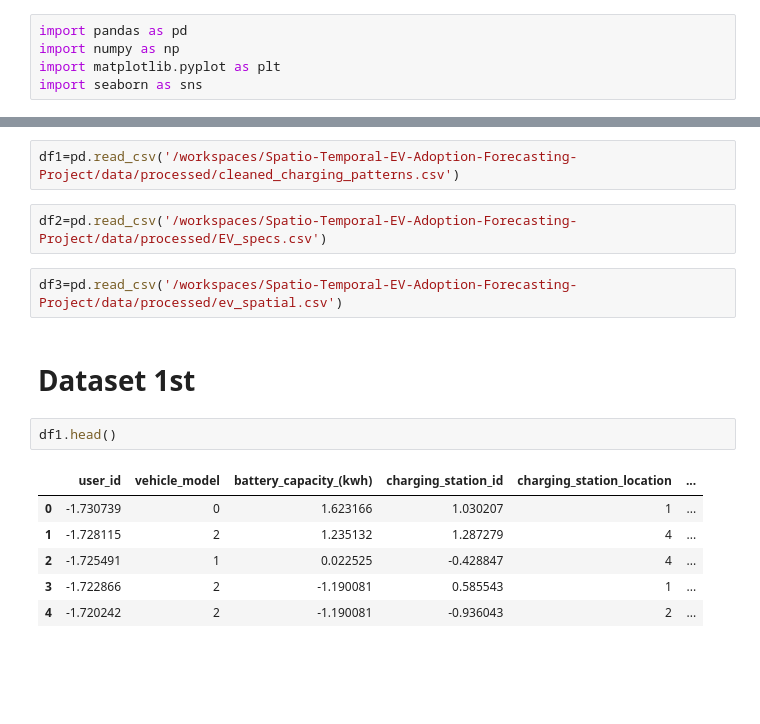
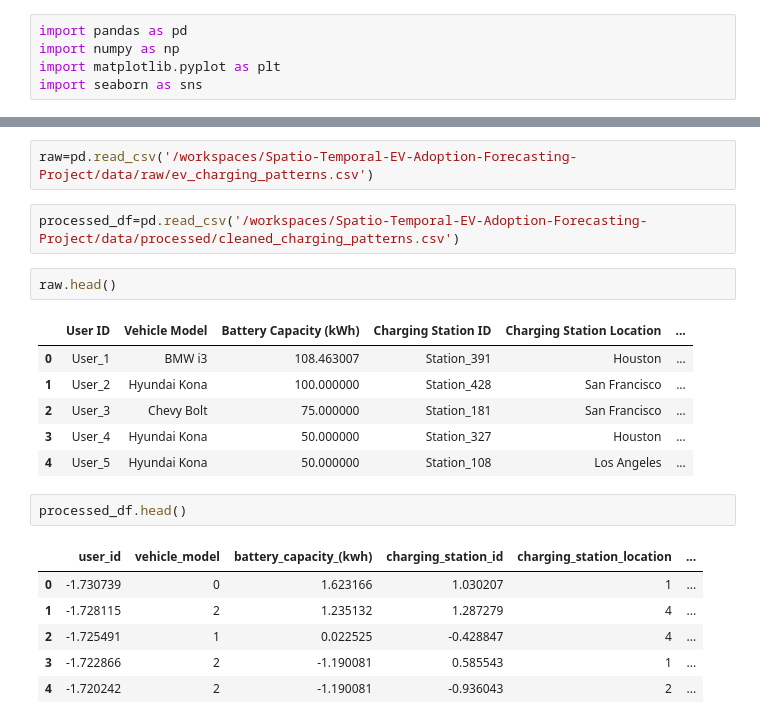
Before and after one commit to AnshikaSolanki3005/Spatio-Temporal-EV-Adoption-Forecasting-Project, a Jupyter notebook: notebook/03_temporal_forecasting.ipynb, the cells around one changed output, grey strips where cells are left out. Saved outputs shown, nothing was run; the diff lists cells and outputs as text; blank space fills up the shorter version.

```diff
--- a/notebook/03_temporal_forecasting.ipynb
+++ b/notebook/03_temporal_forecasting.ipynb
@@ -6,18 +15,23 @@ import seaborn as sns
 # %%
-df1=pd.read_csv('/workspaces/Spatio-Temporal-EV-Adoption-Forecasting-Project/data/processed/cleaned_charging_patterns.csv')
+raw=pd.read_csv('/workspaces/Spatio-Temporal-EV-Adoption-Forecasting-Project/data/raw/ev_charging_patterns.csv')
-# %%
-df2=pd.read_csv('/workspaces/Spatio-Temporal-EV-Adoption-Forecasting-Project/data/processed/EV_specs.csv')
-# %%
-df3=pd.read_csv('/workspaces/Spatio-Temporal-EV-Adoption-Forecasting-Project/data/processed/ev_spatial.csv')
-# %% [markdown]
-# Dataset 1st
+# %%
+processed_df=pd.read_csv('/workspaces/Spatio-Temporal-EV-Adoption-Forecasting-Project/data/processed/cleaned_charging_patterns.csv')
 # %%
-df1.head()
+raw.head()
 # %% [output]
-|  | user_id | vehicle_model | battery_capacity_(kwh) | charging_station_id | charging_station_location | ... |
-| 0 | -1.730739 | 0 | 1.623166 | 1.030207 | 1 | ... |
-| 1 | -1.728115 | 2 | 1.235132 | 1.287279 | 4 | ... |
-| 2 | -1.725491 | 1 | 0.022525 | -0.428847 | 4 | ... |
-| 3 | -1.722866 | 2 | -1.190081 | 0.585543 | 1 | ... |
-| 4 | -1.720242 | 2 | -1.190081 | -0.936043 | 2 | ... |
+|  | User ID | Vehicle Model | Battery Capacity (kWh) | Charging Station ID | Charging Station Location | ... |
+| 0 | User_1 | BMW i3 | 108.463007 | Station_391 | Houston | ... |
+| 1 | User_2 | Hyundai Kona | 100.000000 | Station_428 | San Francisco | ... |
+| 2 | User_3 | Chevy Bolt | 75.000000 | Station_181 | San Francisco | ... |
+| 3 | User_4 | Hyundai Kona | 50.000000 | Station_327 | Houston | ... |
+| 4 | User_5 | Hyundai Kona | 50.000000 | Station_108 | Los Angeles | ... |
+# %%
+processed_df.head()
+# %% [output]
+|  | user_id | vehicle_model | battery_capacity_(kwh) | charging_station_id | charging_station_location | ... |
+| 0 | -1.730739 | 0 | 1.623166 | 1.030207 | 1 | ... |
+| 1 | -1.728115 | 2 | 1.235132 | 1.287279 | 4 | ... |
+| 2 | -1.725491 | 1 | 0.022525 | -0.428847 | 4 | ... |
+| 3 | -1.722866 | 2 | -1.190081 | 0.585543 | 1 | ... |
+| 4 | -1.720242 | 2 | -1.190081 | -0.936043 | 2 | ... |
 # %%
```
Also changed, not shown: parts of 51 cells of this notebook.
